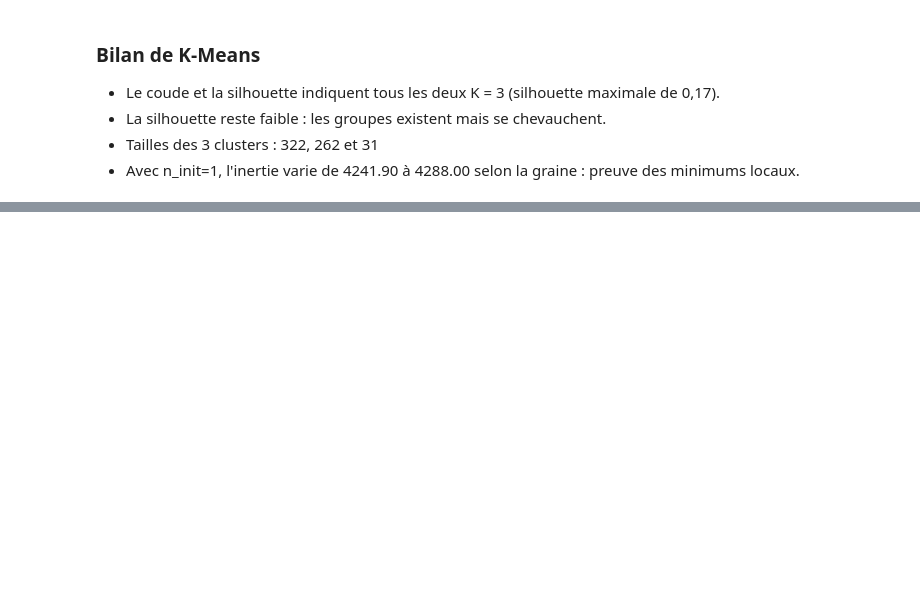
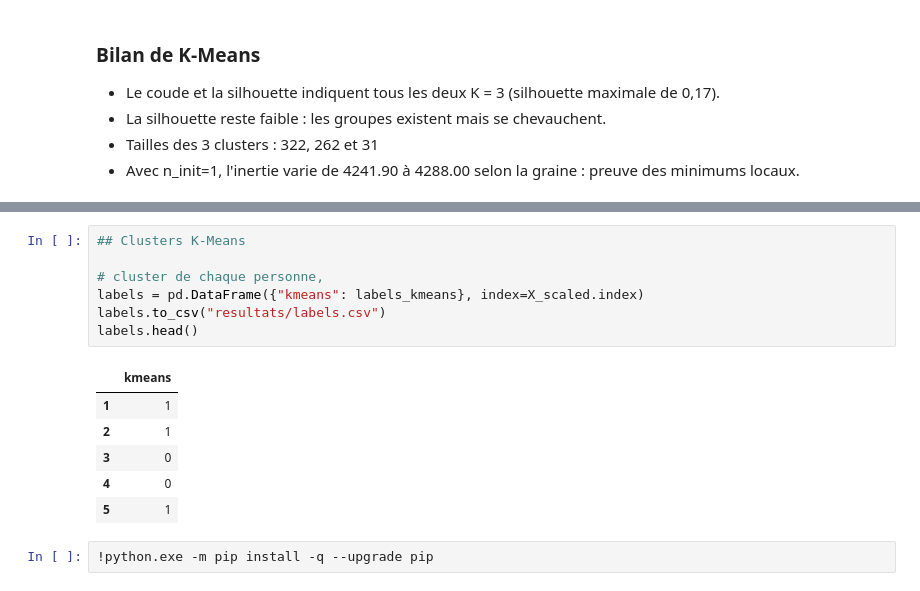
Before and after one commit to CedricKonkobo/Clustering-d-analyses-sanguines, a Jupyter notebook: Clustering d’analyses sanguines.ipynb, the cells around one changed output, grey strips where cells are left out. Drawn from its saved outputs; the diff is of its cells as text; blank space fills up the shorter version.

```diff
--- a/Clustering d’analyses sanguines.ipynb
+++ b/Clustering d’analyses sanguines.ipynb
@@ -434,0 +473,16 @@ pd.DataFrame(essais).set_index("graine").round(1)
+# %%
+## Clusters K-Means
+
+# cluster de chaque personne,
+labels = pd.DataFrame({"kmeans": labels_kmeans}, index=X_scaled.index)
+labels.to_csv("resultats/labels.csv")
+labels.head()
+# %% [output]
+|  | kmeans |
+| 1 | 1 |
+| 2 | 1 |
+| 3 | 0 |
+| 4 | 0 |
+| 5 | 1 |
+# %%
+!python.exe -m pip install -q --upgrade pip
```
Also changed, not shown: parts of 15 cells of this notebook, 1 other file.
